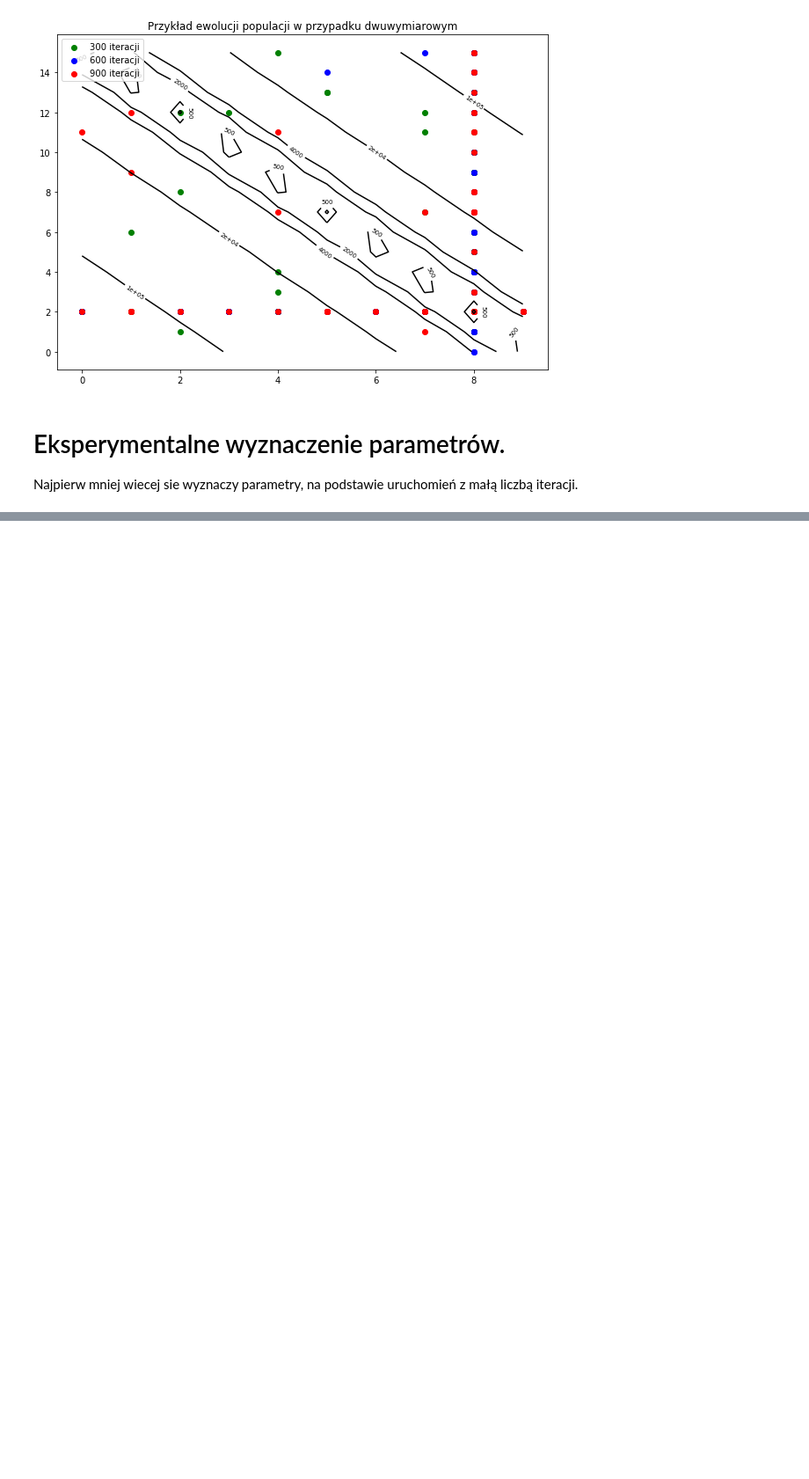
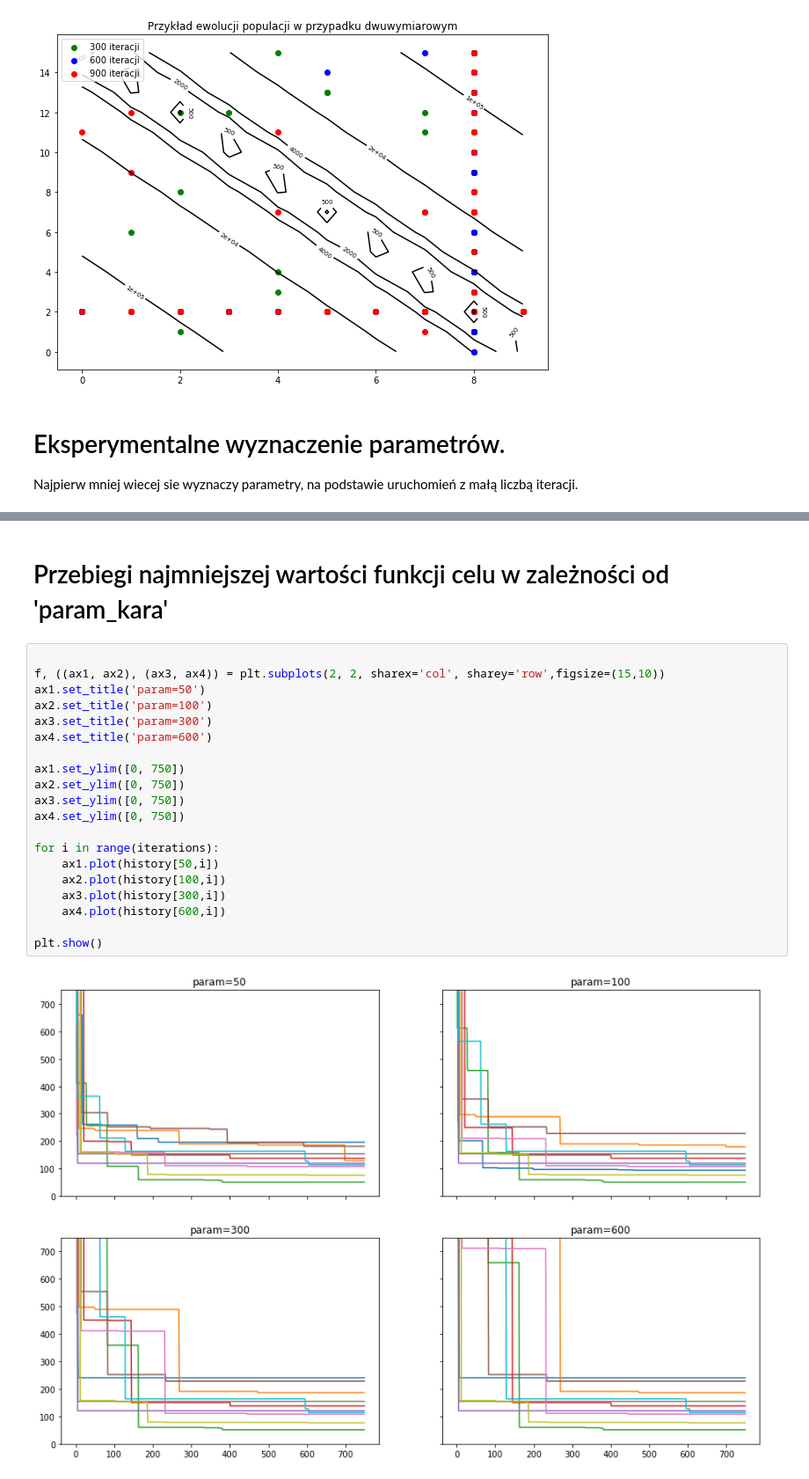
Before and after one commit to sgrzemski/PSZT-TT.AE.2, a Jupyter notebook: Crossvalidation.ipynb, the cells around one changed output, grey strips where cells are left out. Shown at 88% size. Cells and saved outputs as stored; diff of their text form; blank space fills up the shorter version.

```diff
--- a/Crossvalidation.ipynb
+++ b/Crossvalidation.ipynb
@@ -239,0 +268,24 @@ loss:  214.5
+# %% [markdown]
+# Przebiegi najmniejszej wartości funkcji celu w zależności od 'param_kara'
+# %%
+
+f, ((ax1, ax2), (ax3, ax4)) = plt.subplots(2, 2, sharex='col', sharey='row',figsize=(15,10))
+ax1.set_title('param=50')
+ax2.set_title('param=100')
+ax3.set_title('param=300')
+ax4.set_title('param=600')
+
+ax1.set_ylim([0, 750])
+ax2.set_ylim([0, 750])
+ax3.set_ylim([0, 750])
+ax4.set_ylim([0, 750])
+
+for i in range(iterations):
+    ax1.plot(history[50,i])
+    ax2.plot(history[100,i])
+    ax3.plot(history[300,i])
+    ax4.plot(history[600,i])
+
+plt.show()
+# %% [output]
+[figure, added]
```
Also changed, not shown: parts of 5 cells of this notebook, 2 other files.
